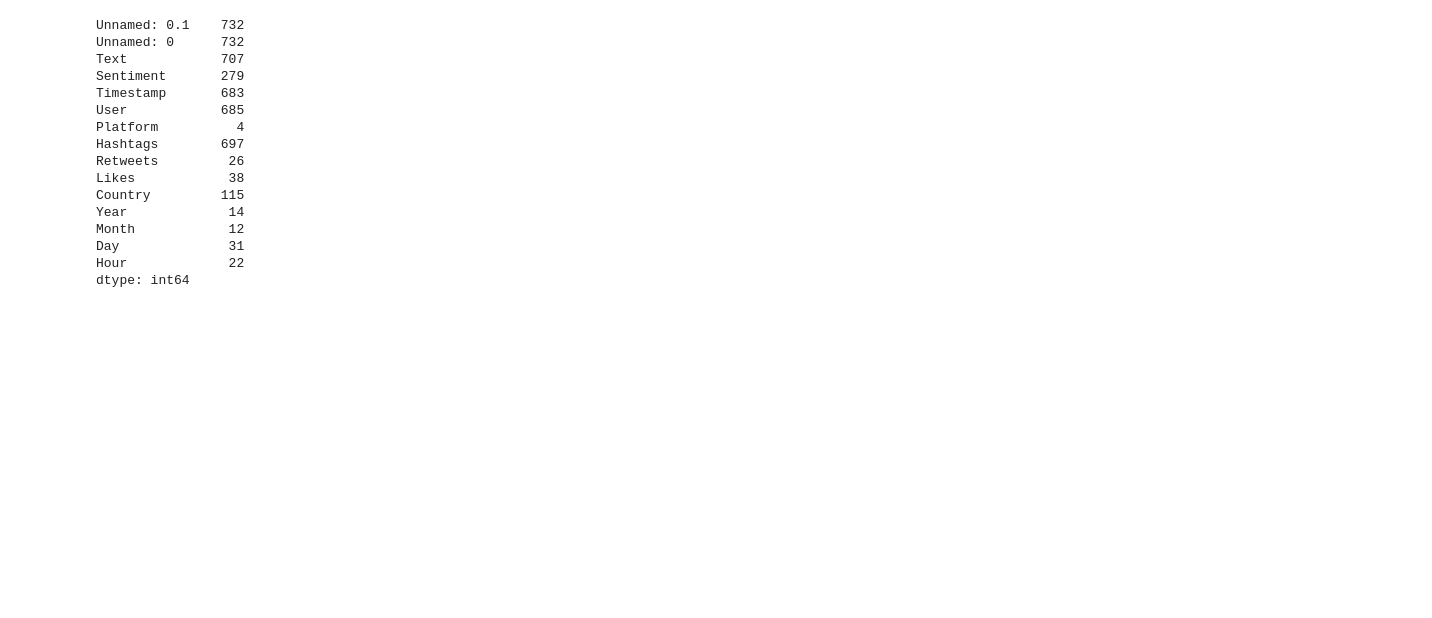
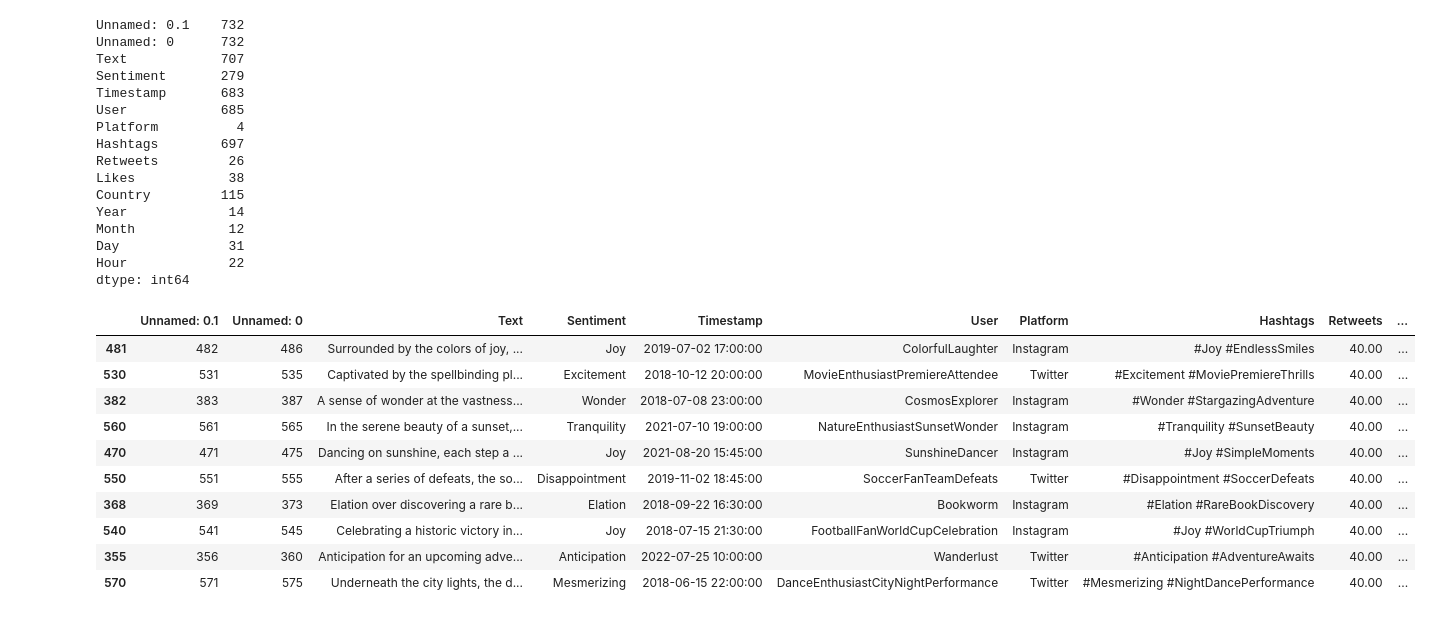
Before and after one commit to Eros-Carrasco/social-media-sentiment-insights, a Jupyter notebook: notebooks/TestEDA_Eros.ipynb, the cells around one changed output. Drawn from its saved outputs; the diff is of its cells as text; code cells hidden in the pictures; blank space fills up the shorter version.

```diff
--- a/notebooks/TestEDA_Eros.ipynb
+++ b/notebooks/TestEDA_Eros.ipynb
@@ -119,3 +119,17 @@ Month            12
 Day              31
 Hour             22
 dtype: int64
+# %%
+df.sort_values(by="Likes", ascending=False).head(10)
+# %% [output]
+|  | Unnamed: 0.1 | Unnamed: 0 | Text | Sentiment | Timestamp | User | Platform | Hashtags | Retweets | ... |
+| 481 | 482 | 486 | Surrounded by the colors of joy, ... | Joy | 2019-07-02 17:00:00 | ColorfulLaughter | Instagram | #Joy #EndlessSmiles | 40.00 | ... |
+| 530 | 531 | 535 | Captivated by the spellbinding pl... | Excitement | 2018-10-12 20:00:00 | MovieEnthusiastPremiereAttendee | Twitter | #Excitement #MoviePremiereThrills | 40.00 | ... |
+| 382 | 383 | 387 | A sense of wonder at the vastness... | Wonder | 2018-07-08 23:00:00 | CosmosExplorer | Instagram | #Wonder #StargazingAdventure | 40.00 | ... |
+| 560 | 561 | 565 | In the serene beauty of a sunset,... | Tranquility | 2021-07-10 19:00:00 | NatureEnthusiastSunsetWonder | Instagram | #Tranquility #SunsetBeauty | 40.00 | ... |
+| 470 | 471 | 475 | Dancing on sunshine, each step a ... | Joy | 2021-08-20 15:45:00 | SunshineDancer | Instagram | #Joy #SimpleMoments | 40.00 | ... |
+| 550 | 551 | 555 | After a series of defeats, the so... | Disappointment | 2019-11-02 18:45:00 | SoccerFanTeamDefeats | Twitter | #Disappointment #SoccerDefeats | 40.00 | ... |
+| 368 | 369 | 373 | Elation over discovering a rare b... | Elation | 2018-09-22 16:30:00 | Bookworm | Instagram | #Elation #RareBookDiscovery | 40.00 | ... |
+| 540 | 541 | 545 | Celebrating a historic victory in... | Joy | 2018-07-15 21:30:00 | FootballFanWorldCupCelebration | Instagram | #Joy #WorldCupTriumph | 40.00 | ... |
+| 355 | 356 | 360 | Anticipation for an upcoming adve... | Anticipation | 2022-07-25 10:00:00 | Wanderlust | Twitter | #Anticipation #AdventureAwaits | 40.00 | ... |
+| 570 | 571 | 575 | Underneath the city lights, the d... | Mesmerizing | 2018-06-15 22:00:00 | DanceEnthusiastCityNightPerformance | Twitter | #Mesmerizing #NightDancePerformance | 40.00 | ... |
```
Also changed, not shown: parts of 4 cells of this notebook.
